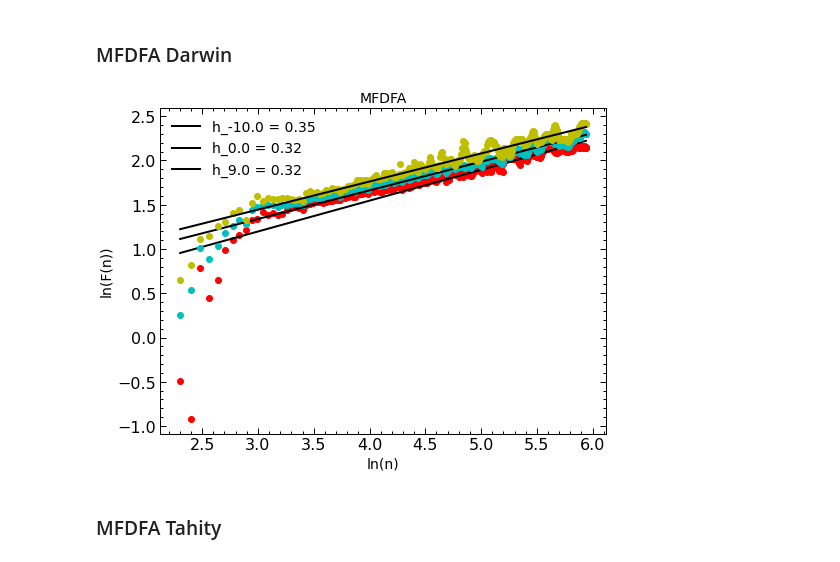
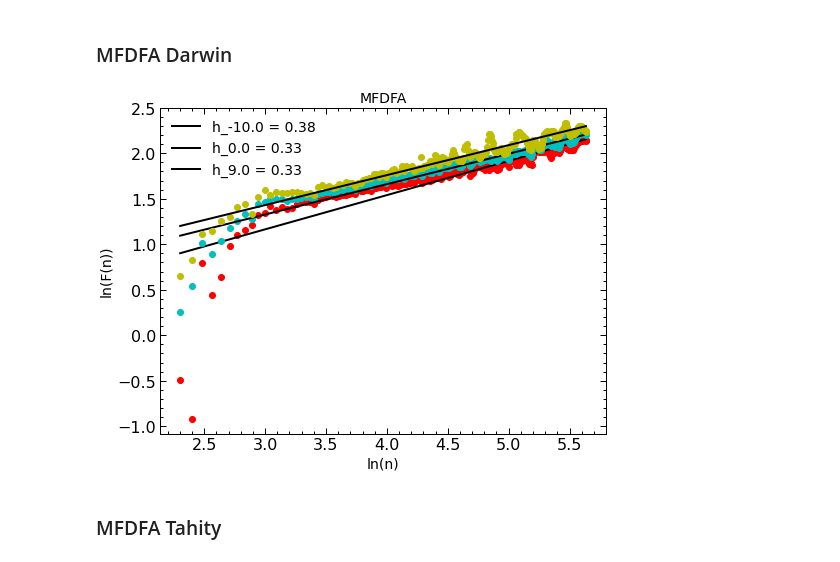
Before and after one commit to sebasjaro/MFDFAX, a Jupyter notebook: Python/El Niño - Southern Oscillation.ipynb, the cells around one changed output. Saved outputs shown, nothing was run; the diff lists cells and outputs as text; code cells hidden in the pictures.

Commit message:
Se refina MFDFA

```diff
--- a/Python/El Niño - Southern Oscillation.ipynb
+++ b/Python/El Niño - Southern Oscillation.ipynb
@@ -424,25 +423,26 @@ logbase = 10
 # %% [markdown]
 ### MFDFA Darwin
 # %%
-n_dar, F_dar = mfdfa_dar.computeFlucVec(winSizes, qs, revSeg=revseg, polOrd = polord)
+winSizes = fu.linRangeByStep(10, 280)
+n_dar, F_dar = mfdfa_dar.computeFlucVec(winSizes, qs, revSeg=revseg, polOrd = 2)
 list_H_dar, list_H_intercept_dar = mfdfa_dar.fitFlucVec()
 plt.plot(np.log(n_dar), np.log(F_dar[0, :]), 'ro')
 plt.plot(np.log(n_dar), list_H_intercept_dar[0]+list_H_dar[0]*np.log(n_dar), 'k-', label='h_{:.1f} = {:.2f}'.format(qs[0], list_H_dar[0]))
 half_idx = int(len(qs)/2)
 plt.plot(np.log(n_dar), np.log(F_dar[half_idx, :]), 'co')
 plt.plot(np.log(n_dar), list_H_intercept_dar[half_idx]+list_H_dar[half_idx]*np.log(n_dar),
          'k-', label='h_{:.1f} = {:.2f}'.format(qs[half_idx], list_H_dar[half_idx]))
 plt.plot(np.log(n_dar), np.log(F_dar[-1, :]), 'yo')
 plt.plot(np.log(n_dar), list_H_intercept_dar[-1]+list_H_dar[-1]*np.log(n_dar), 'k-',
          label='h_{:.1f} = {:.2f}'.format(qs[-1], list_H_dar[-1]))
 plt.xlabel('ln(n)', fontsize=14)
 plt.ylabel('ln(F(n))', fontsize=14)
 plt.title('MFDFA', fontsize=14)
 plt.legend(loc=0, fontsize=14)
 plt.savefig('fig_7.pdf')
 plt.show()
 # %% [output]
-[figure, old version]
+[figure, new version]
 # %% [markdown]
 ### MFDFA Tahity
 # %%
```
Also changed, not shown: parts of 4 cells of this notebook.
